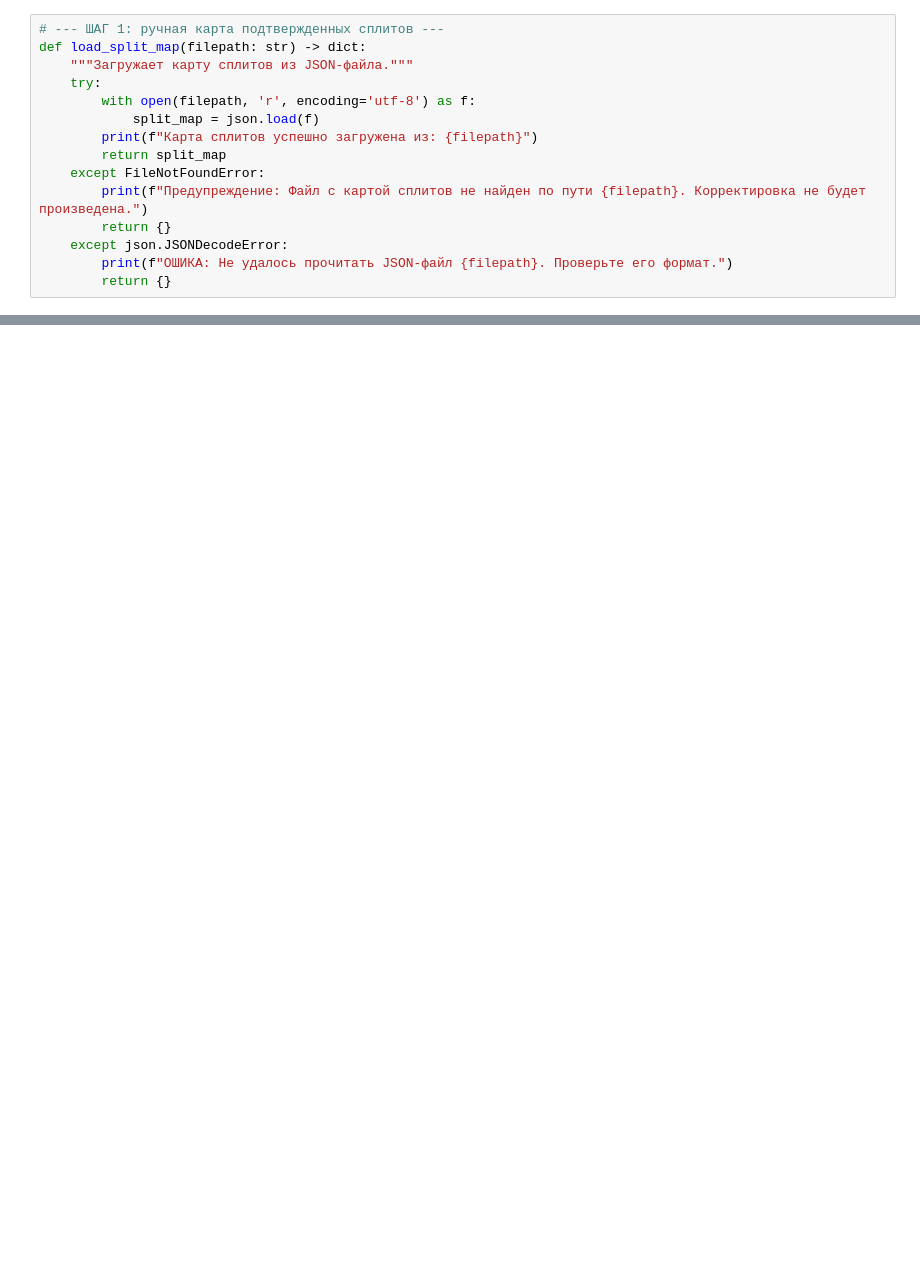
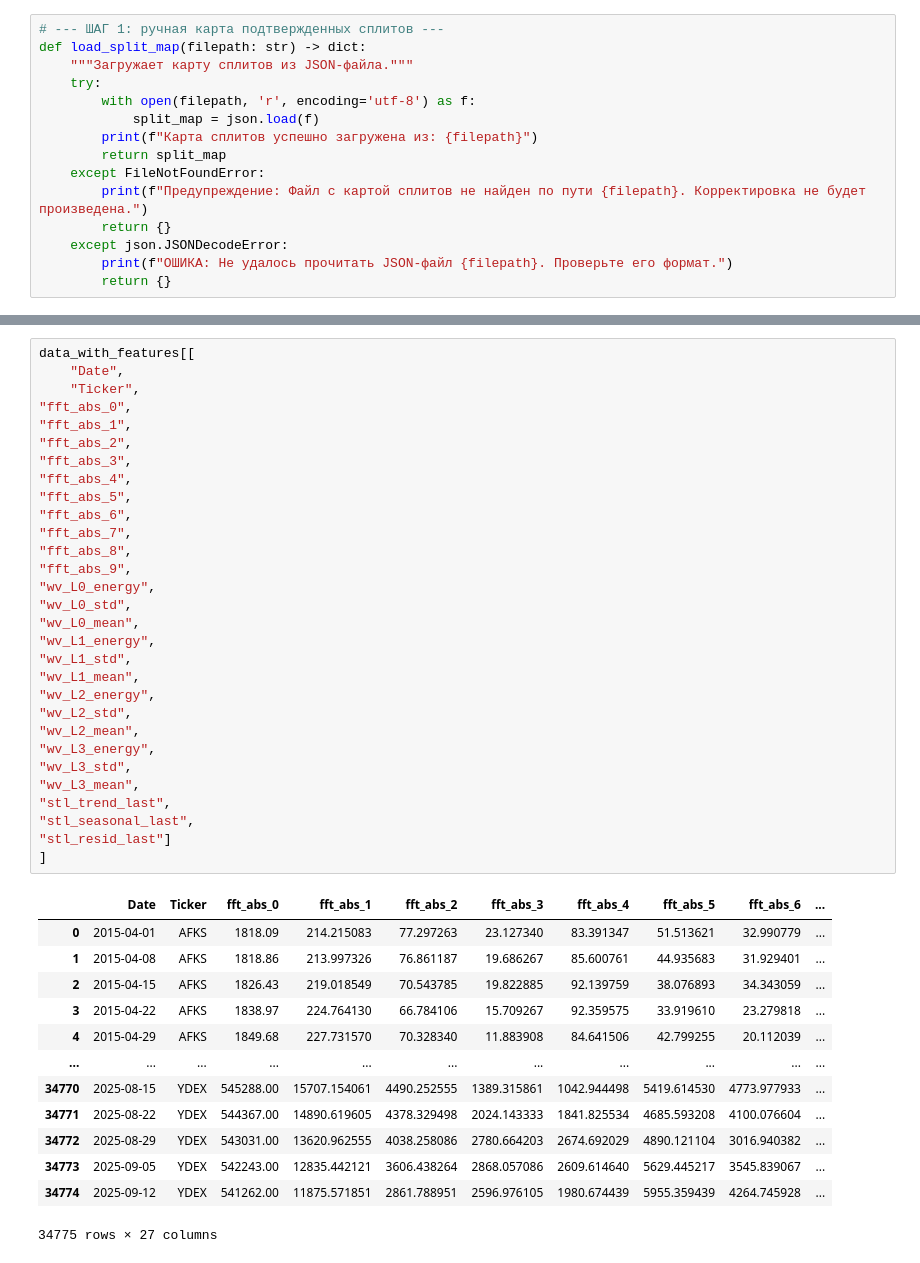
Before and after one commit to beilak/trading-ml-modeling, a Jupyter notebook: modeling/3.feature_engineering.ipynb, the cells around one changed output, grey strips where cells are left out. Drawn from its saved outputs; the diff is of its cells as text; blank space fills up the shorter version.

```diff
--- a/modeling/3.feature_engineering.ipynb
+++ b/modeling/3.feature_engineering.ipynb
@@ -540,0 +647,44 @@ for i, name in enumerate(data_with_features.columns):
+# %%
+data_with_features[[
+    "Date",
+    "Ticker",
+"fft_abs_0",
+"fft_abs_1",
+"fft_abs_2",
+"fft_abs_3",
+"fft_abs_4",
+"fft_abs_5",
+"fft_abs_6",
+"fft_abs_7",
+"fft_abs_8",
+"fft_abs_9",
+"wv_L0_energy",
+"wv_L0_std",
+"wv_L0_mean",
+"wv_L1_energy",
+"wv_L1_std",
+"wv_L1_mean",
+"wv_L2_energy",
+"wv_L2_std",
+"wv_L2_mean",
+"wv_L3_energy",
+"wv_L3_std",
+"wv_L3_mean",
+"stl_trend_last",
+"stl_seasonal_last",
+"stl_resid_last"]
+]
+# %% [output]
+|  | Date | Ticker | fft_abs_0 | fft_abs_1 | fft_abs_2 | fft_abs_3 | fft_abs_4 | fft_abs_5 | fft_abs_6 | ... |
+| 0 | 2015-04-01 | AFKS | 1818.09 | 214.215083 | 77.297263 | 23.127340 | 83.391347 | 51.513621 | 32.990779 | ... |
+| 1 | 2015-04-08 | AFKS | 1818.86 | 213.997326 | 76.861187 | 19.686267 | 85.600761 | 44.935683 | 31.929401 | ... |
+| 2 | 2015-04-15 | AFKS | 1826.43 | 219.018549 | 70.543785 | 19.822885 | 92.139759 | 38.076893 | 34.343059 | ... |
+| 3 | 2015-04-22 | AFKS | 1838.97 | 224.764130 | 66.784106 | 15.709267 | 92.359575 | 33.919610 | 23.279818 | ... |
+| 4 | 2015-04-29 | AFKS | 1849.68 | 227.731570 | 70.328340 | 11.883908 | 84.641506 | 42.799255 | 20.112039 | ... |
+| ... | ... | ... | ... | ... | ... | ... | ... | ... | ... | ... |
+| 34770 | 2025-08-15 | YDEX | 545288.00 | 15707.154061 | 4490.252555 | 1389.315861 | 1042.944498 | 5419.614530 | 4773.977933 | ... |
+| 34771 | 2025-08-22 | YDEX | 544367.00 | 14890.619605 | 4378.329498 | 2024.143333 | 1841.825534 | 4685.593208 | 4100.076604 | ... |
+| 34772 | 2025-08-29 | YDEX | 543031.00 | 13620.962555 | 4038.258086 | 2780.664203 | 2674.692029 | 4890.121104 | 3016.940382 | ... |
+| 34773 | 2025-09-05 | YDEX | 542243.00 | 12835.442121 | 3606.438264 | 2868.057086 | 2609.614640 | 5629.445217 | 3545.839067 | ... |
+| 34774 | 2025-09-12 | YDEX | 541262.00 | 11875.571851 | 2861.788951 | 2596.976105 | 1980.674439 | 5955.359439 | 4264.745928 | ... |
+34775 rows × 27 columns
```
Also changed, not shown: parts of 7 cells of this notebook, 8 other files.
